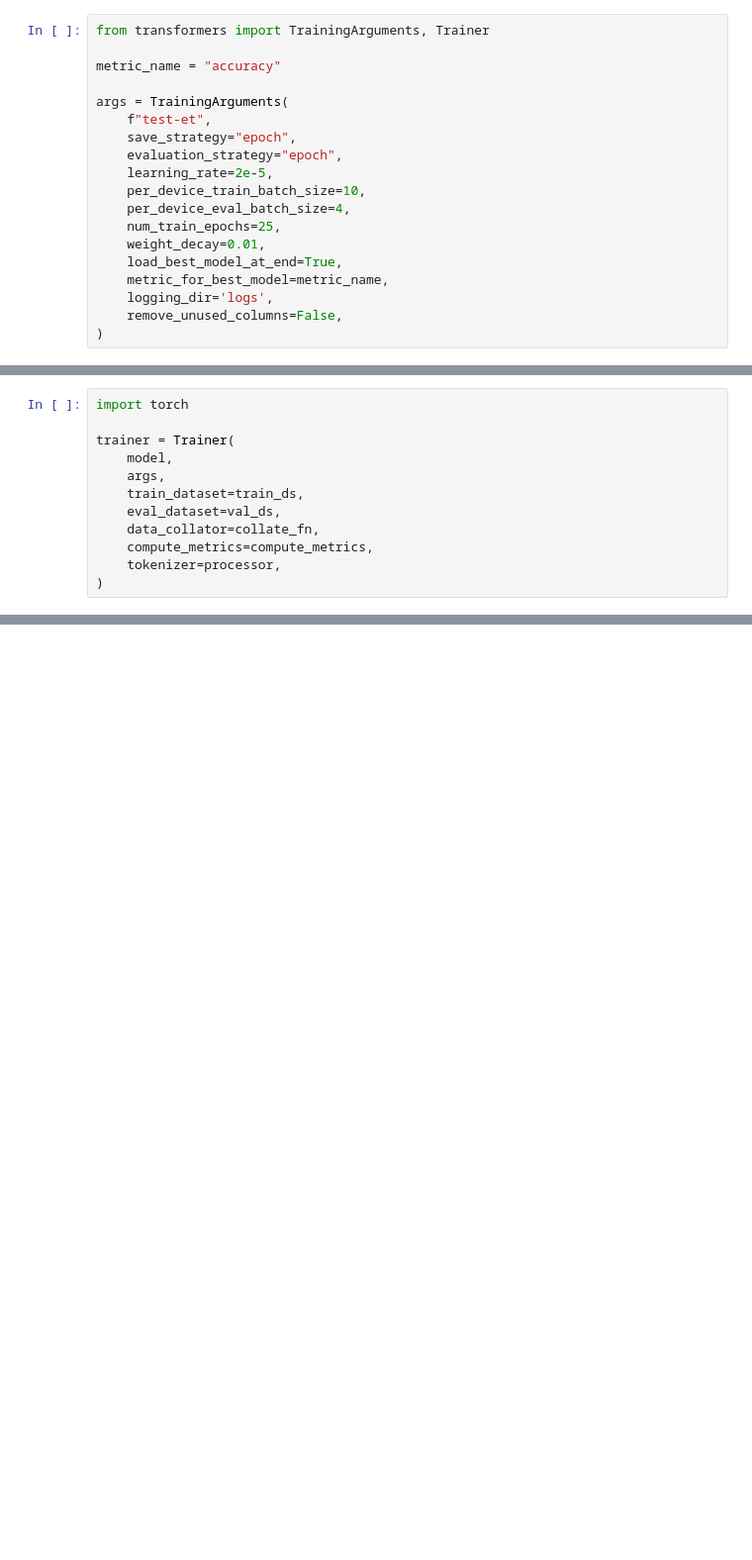
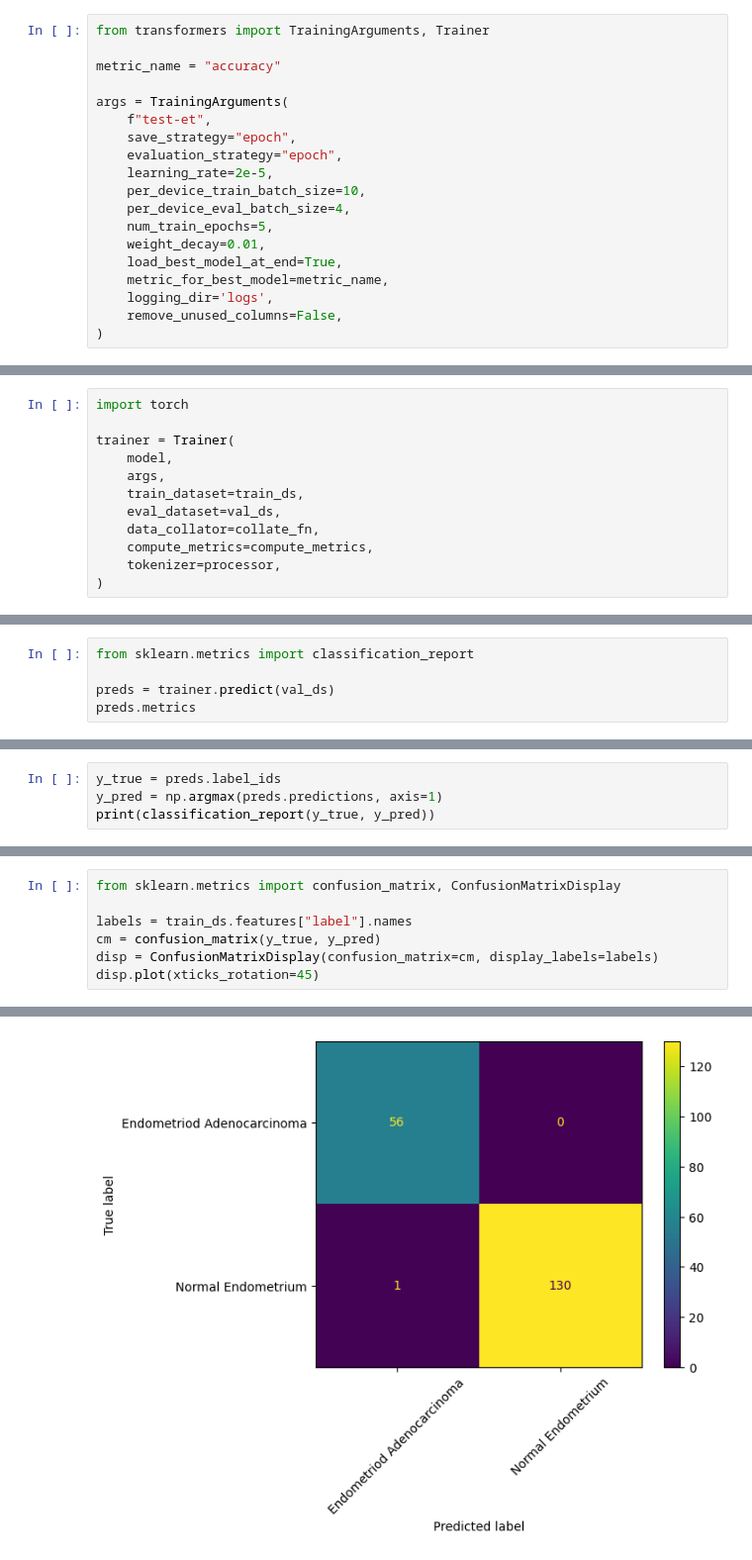
Before and after one commit to aashrithresearch/endometrial-cancer, a Jupyter notebook: ea classification/ViT.ipynb, the cells around one changed output, grey strips where cells are left out. Shown at 99% size. Saved outputs shown, nothing was run; the diff lists cells and outputs as text; blank space fills up the shorter version.

```diff
--- a/ea classification/ViT.ipynb
+++ b/ea classification/ViT.ipynb
@@ -154,7 +154,7 @@ args = TrainingArguments(
     learning_rate=2e-5,
     per_device_train_batch_size=10,
     per_device_eval_batch_size=4,
-    num_train_epochs=25,
+    num_train_epochs=5,
     weight_decay=0.01,
     load_best_model_at_end=True,
     metric_for_best_model=metric_name,
@@ -236,0 +216,5 @@ TrainOutput(global_step=4275, training_loss=0.04449324323419939, metrics={'train
+# %%
+from sklearn.metrics import classification_report
+
+preds = trainer.predict(val_ds)
+preds.metrics
@@ -236,0 +232,4 @@ TrainOutput(global_step=4275, training_loss=0.04449324323419939, metrics={'train
+# %%
+y_true = preds.label_ids
+y_pred = np.argmax(preds.predictions, axis=1)
+print(classification_report(y_true, y_pred))
@@ -236,0 +245,8 @@ TrainOutput(global_step=4275, training_loss=0.04449324323419939, metrics={'train
+# %%
+from sklearn.metrics import confusion_matrix, ConfusionMatrixDisplay
+
+labels = train_ds.features["label"].names
+cm = confusion_matrix(y_true, y_pred)
+disp = ConfusionMatrixDisplay(confusion_matrix=cm, display_labels=labels)
+disp.plot(xticks_rotation=45)
+# %% [output]
@@ -236,0 +254 @@ TrainOutput(global_step=4275, training_loss=0.04449324323419939, metrics={'train
+[figure, added]
```
Also changed, not shown: parts of 8 cells of this notebook.
